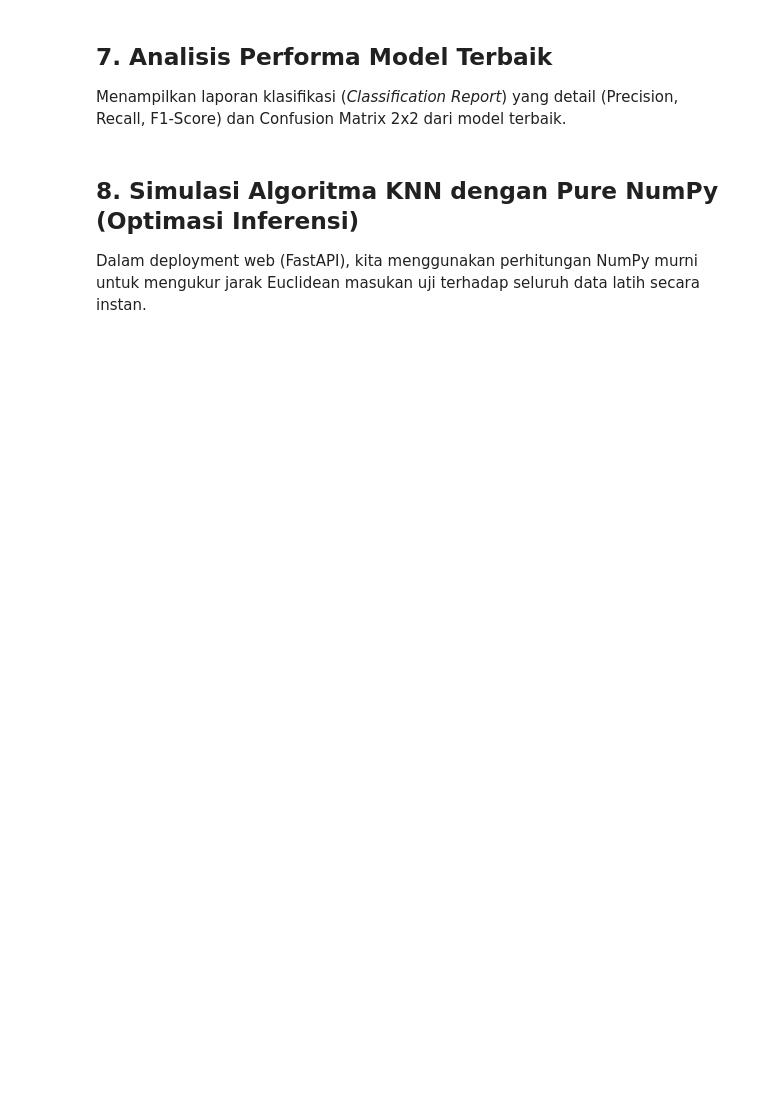
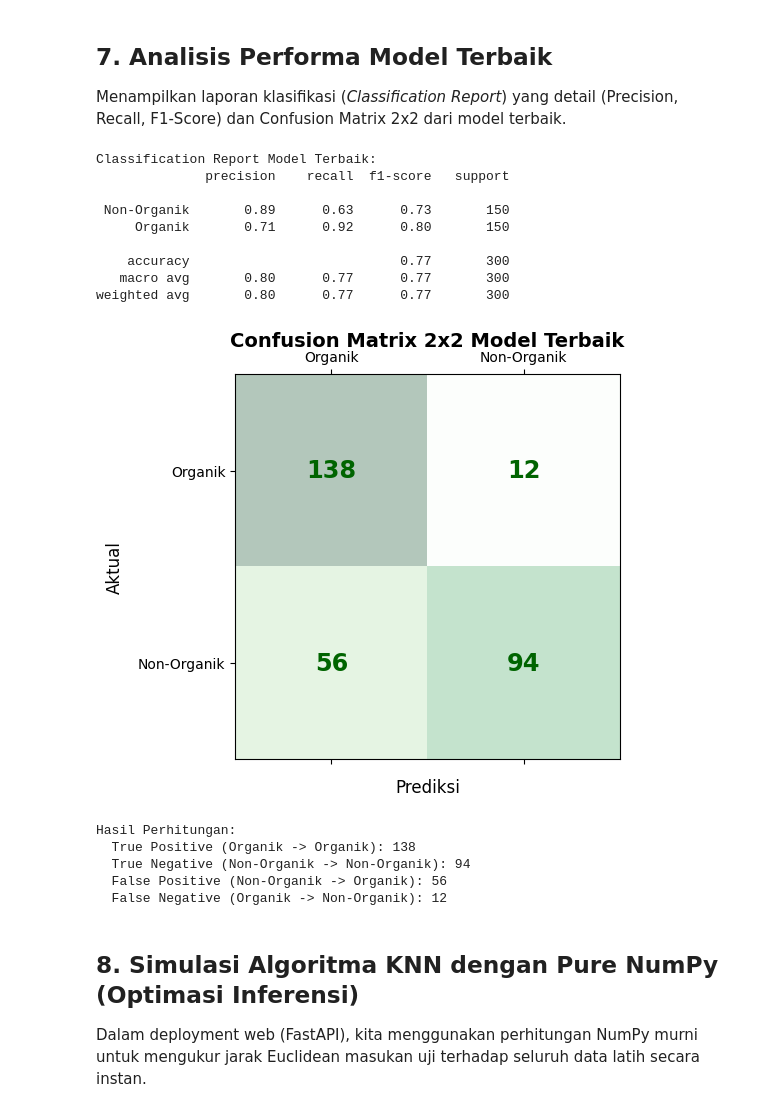
Before and after one commit to SKRIPSI-Raisa/ModelKNN, a Jupyter notebook: KNN_WasteSort.ipynb, the cells around one changed output. Saved outputs shown, nothing was run; the diff lists cells and outputs as text; code cells hidden in the pictures; blank space fills up the shorter version.

```diff
--- a/KNN_WasteSort.ipynb
+++ b/KNN_WasteSort.ipynb
@@ -247,33 +285,51 @@ Menampilkan laporan klasifikasi (*Classification Report*) yang detail (Precision
 # %%
 best_clf = KNeighborsClassifier(n_neighbors=best_k, metric='euclidean')
 best_clf.fit(train_data[best_ft], train_data["labels"])
 y_pred = best_clf.predict(test_data[best_ft])
 
 print("Classification Report Model Terbaik:")
 print(classification_report(test_data["labels"], y_pred))
 
 cm = confusion_matrix(test_data["labels"], y_pred, labels=["Organik", "Non-Organik"])
 tp, fn, fp, tn = cm[0, 0], cm[0, 1], cm[1, 0], cm[1, 1]
 
 # Visualisasi Confusion Matrix
 fig, ax = plt.subplots(figsize=(6, 5))
 ax.matshow(cm, cmap=plt.cm.Greens, alpha=0.3)
 for i in range(cm.shape[0]):
     for j in range(cm.shape[1]):
         ax.text(x=j, y=i, s=cm[i, j], va='center', ha='center', size='xx-large', weight='bold', color='darkgreen')
 
 plt.xlabel('Prediksi', fontsize=12, labelpad=10)
 plt.ylabel('Aktual', fontsize=12, labelpad=10)
-ax.set_xticklabels([''] + ["Organik", "Non-Organik"])
-ax.set_yticklabels([''] + ["Organik", "Non-Organik"])
+ax.set_xticks([0, 1])
+ax.set_xticklabels(["Organik", "Non-Organik"])
+ax.set_yticks([0, 1])
+ax.set_yticklabels(["Organik", "Non-Organik"])
 plt.title('Confusion Matrix 2x2 Model Terbaik', fontsize=14, fontweight='bold', pad=20)
 plt.show()
 
 print(f"Hasil Perhitungan:")
 print(f"  True Positive (Organik -> Organik): {tp}")
 print(f"  True Negative (Non-Organik -> Non-Organik): {tn}")
 print(f"  False Positive (Non-Organik -> Organik): {fp}")
 print(f"  False Negative (Organik -> Non-Organik): {fn}")
+# %% [output]
+Classification Report Model Terbaik:
+              precision    recall  f1-score   support
+
+ Non-Organik       0.89      0.63      0.73       150
+     Organik       0.71      0.92      0.80       150
+
+    accuracy                           0.77       300
+   macro avg       0.80      0.77      0.77       300
+weighted avg       0.80      0.77      0.77       300
+[figure, added]
+Hasil Perhitungan:
+  True Positive (Organik -> Organik): 138
+  True Negative (Non-Organik -> Non-Organik): 94
+  False Positive (Non-Organik -> Organik): 56
+  False Negative (Organik -> Non-Organik): 12
 # %% [markdown]
 ## 8. Simulasi Algoritma KNN dengan Pure NumPy (Optimasi Inferensi)
 Dalam deployment web (FastAPI), kita menggunakan perhitungan NumPy murni untuk mengukur jarak Euclidean masukan uji terhadap seluruh data latih secara instan.
```
Also changed, not shown: parts of 6 cells of this notebook, 1 other file.
